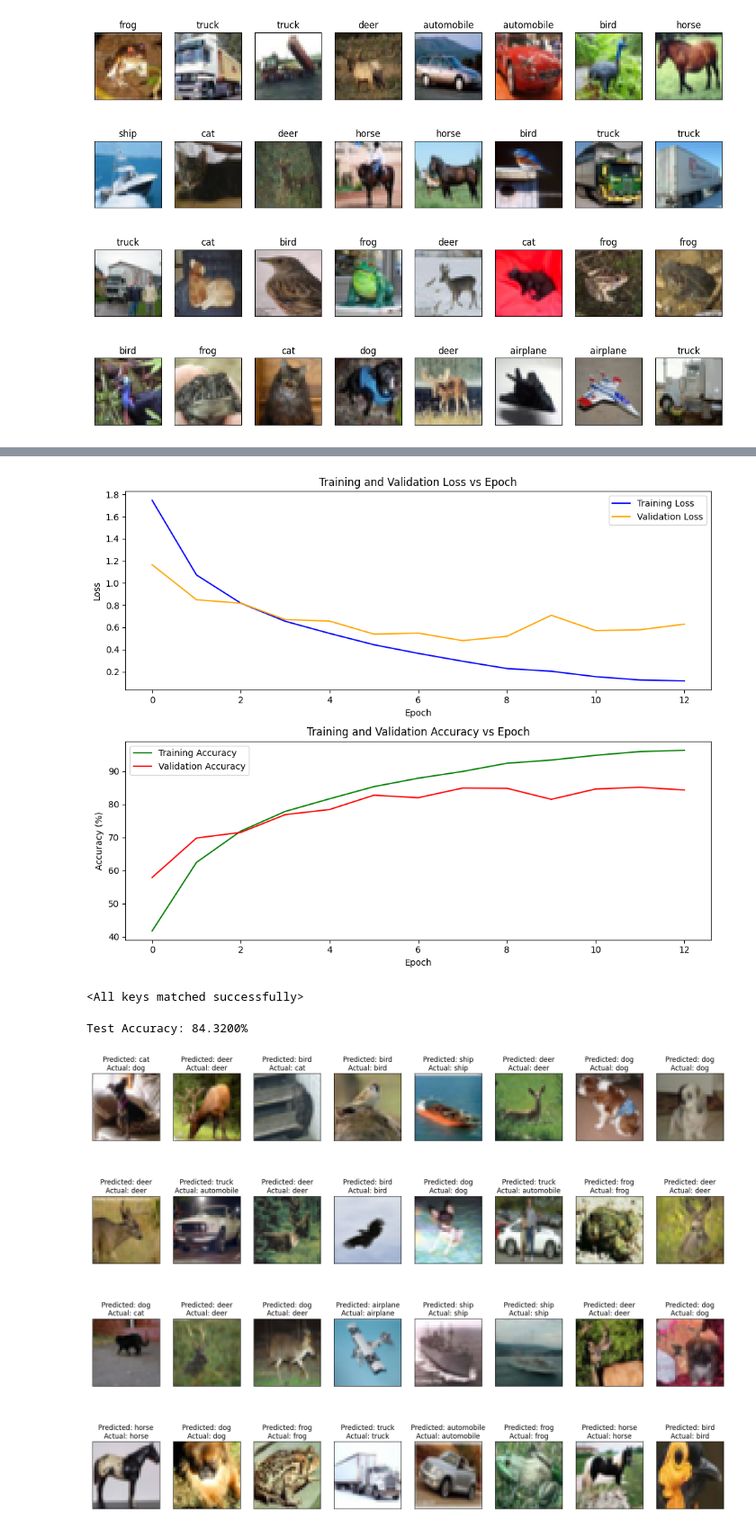
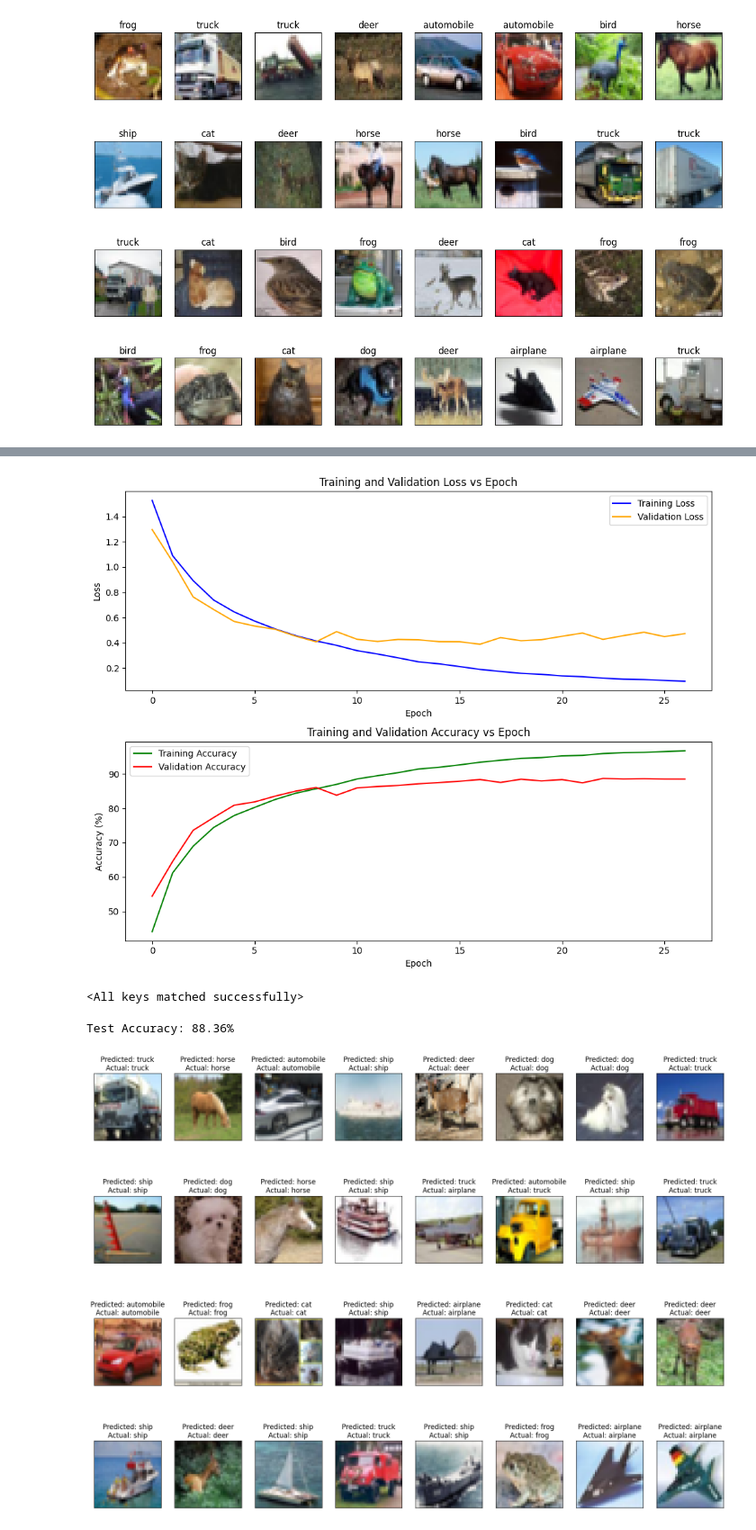
Before and after one commit to dominhkhoi2002/CIFAR-10_Practice, a Jupyter notebook: CIFAR-10.ipynb, the cells around one changed output, grey strips where cells are left out. Shown at 90% size. Cells and saved outputs as stored; diff of their text form; code cells hidden in the pictures.

```diff
--- a/CIFAR-10.ipynb
+++ b/CIFAR-10.ipynb
@@ -46,7 +46,7 @@ print(testset.data.shape)
 # %%
 # Plot some images
 plt.figure(figsize=(15,10))
-for i in range(batch_size):
+for i in range(32):
     plt.subplot(4, 8, i+1)
     plt.xticks([])
     plt.yticks([])
@@ -87,0 +67,3 @@ ResNet(
+# %%
+model = resnet_model
+print(model)
@@ -99,7 +99,7 @@ train_acc_list = []
 val_acc_list = []
 
 # Early stopping parameters
-patience = 5  # Number of epochs to wait for improvement before stopping
+patience = 10  # Number of epochs to wait for improvement before stopping
 best_val_loss = float('inf')  # Initialize best validation loss
 epochs_no_improve = 0  # Counter for epochs without improvement
 
@@ -158,6 +158,7 @@ for epoch in range(num_epochs):
     if average_epoch_loss_val < best_val_loss:
         best_val_loss = average_epoch_loss_val
         epochs_no_improve = 0
+        torch.save(model.state_dict(), 'best_model.pth') # Save the best model
     else:
         epochs_no_improve += 1
         if epochs_no_improve == patience:
@@ -165,8 +166,6 @@ for epoch in range(num_epochs):
             break  # Exit loop
 
 end_time = time.time()  # End time
-train_time = end_time - start_time  # Training time in seconds
-print(f"Training time: {train_time:.2f} seconds")
-# Save the trained model if needed
-torch.save(model.state_dict(), 'model.pth')
+minutes, seconds = divmod(end_time - start_time, 60)
+print(f"Training time: {minutes} minutes {seconds:.2f} seconds")
 # %% [output]
@@ -210,14 +207,13 @@ plt.legend()
 plt.tight_layout()
 plt.show()
 # %% [output]
-[figure, old version]
+[figure, new version]
 # %%
 # if model is already trained, load the model
-model.load_state_dict(torch.load('model.pth'))
+model.load_state_dict(torch.load('best_model.pth'))
 # %% [output]
 <All keys matched successfully>
 # %%
-# Test the model
 model.eval()  # Set the model to evaluation mode
 all_predictions = []
 all_labels = []
@@ -241,30 +237,30 @@ with torch.no_grad():
         total += labels.size(0)
         correct += (predicted == labels).sum().item()
 
-    print(f"Test Accuracy: {100 * correct / total:.4f}%")
+    print(f"Test Accuracy: {100 * correct / total:.2f}%")
 # %% [output]
-Test Accuracy: 84.3200%
+Test Accuracy: 88.36%
 # %%
 # Get a random batch from the test loader
 random_batch_idx = random.randint(0, len(test_loader) - 1)
 images, labels = list(test_loader)[random_batch_idx]
 
 # Predict the labels
 outputs = model(images.to(device))
 _, predicted = torch.max(outputs, 1)
 
 # Plot the images
 fig = plt.figure(figsize=(20, 15))
-for i in range(batch_size):
+for i in range(32):
     plt.subplot(4, 8, i+1)
     plt.imshow(images[i].permute(1, 2, 0).cpu().numpy())
     plt.title(f'Predicted: {class_names[predicted[i]]}\nActual: {class_names[labels[i].item()]}')
     plt.xticks([])
     plt.yticks([])
 
 plt.show()
 # %% [output]
-[figure, old version]
+[figure, new version]
 # %%
 # Confusion matrix
 from sklearn.metrics import confusion_matrix
```
Also changed, not shown: parts of 4 cells of this notebook, 3 other files.
